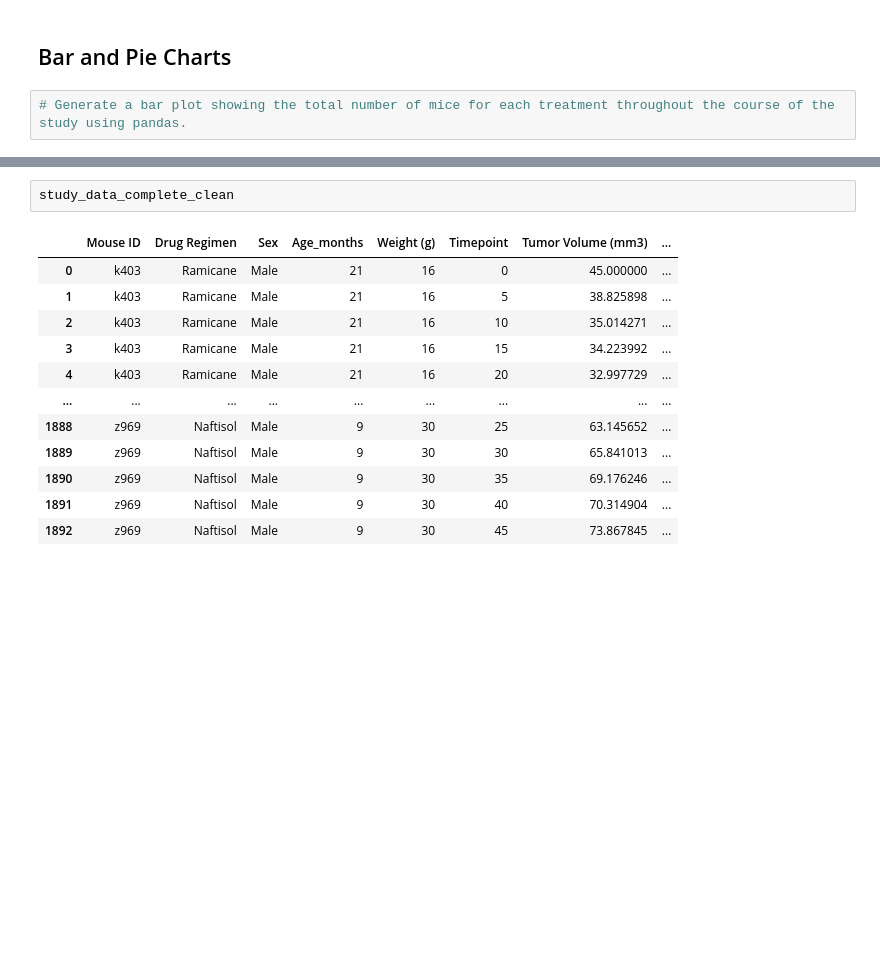
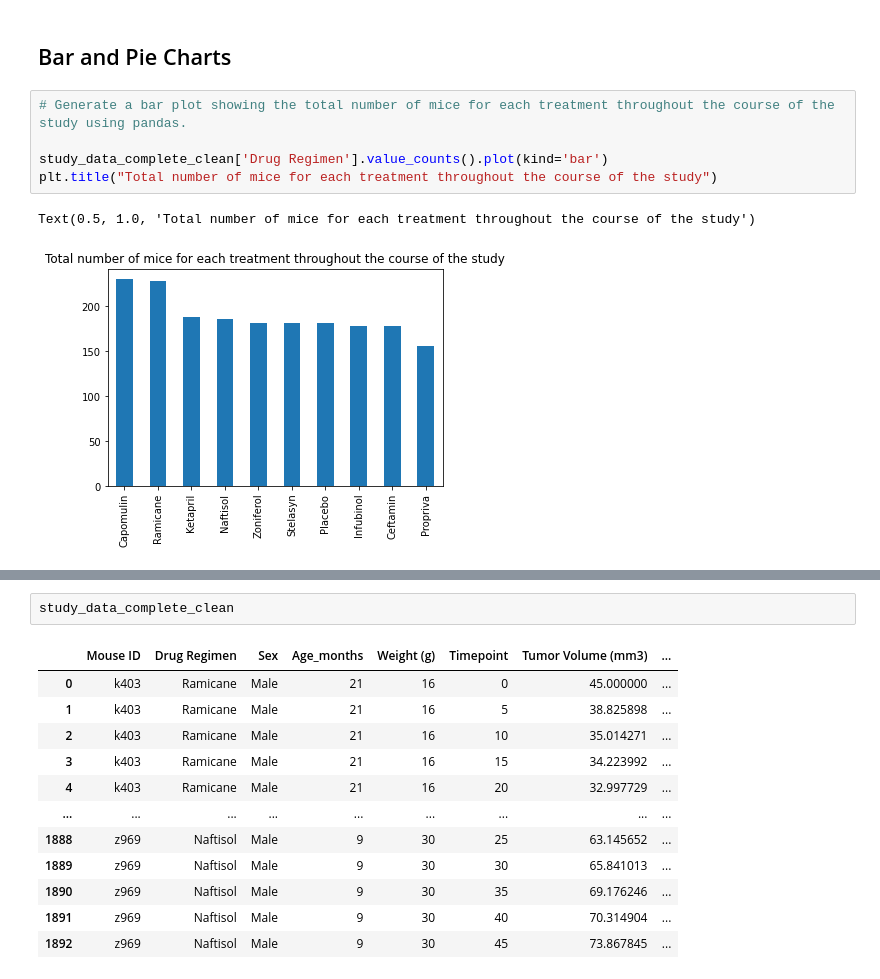
Before and after one commit to Carly-Jane/Matplotlib_Homework_Carly_Wieland, a Jupyter notebook: pymaceuticals_starter.ipynb, the cells around one changed output, grey strips where cells are left out. Saved outputs shown, nothing was run; the diff lists cells and outputs as text; blank space fills up the shorter version.

Commit message:
Bar and Pie Chart section complete

```diff
--- a/pymaceuticals_starter.ipynb
+++ b/pymaceuticals_starter.ipynb
@@ -107,5 +107,11 @@ study_data_complete_clean_summary.round(2)
 ## Bar and Pie Charts
 # %%
 # Generate a bar plot showing the total number of mice for each treatment throughout the course of the study using pandas.
+
+study_data_complete_clean['Drug Regimen'].value_counts().plot(kind='bar')
+plt.title("Total number of mice for each treatment throughout the course of the study")
+# %% [output]
+Text(0.5, 1.0, 'Total number of mice for each treatment throughout the course of the study')
+[figure, added]
 # %%
 # Generate a bar plot showing the total number of mice for each treatment throughout the course of the study using pyplot.
```
Also changed, not shown: parts of 11 cells of this notebook.
